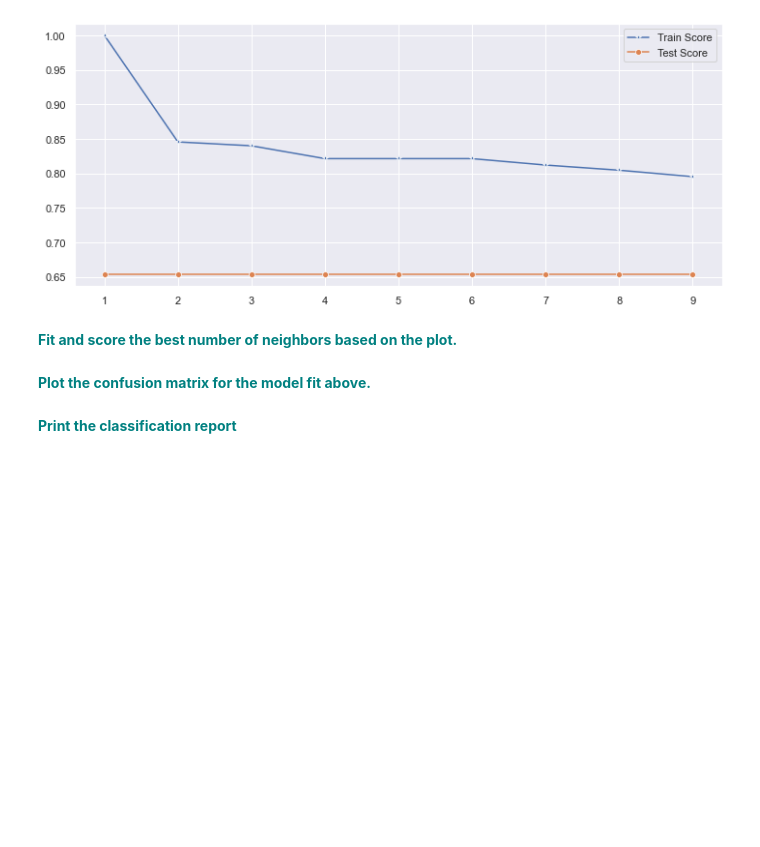
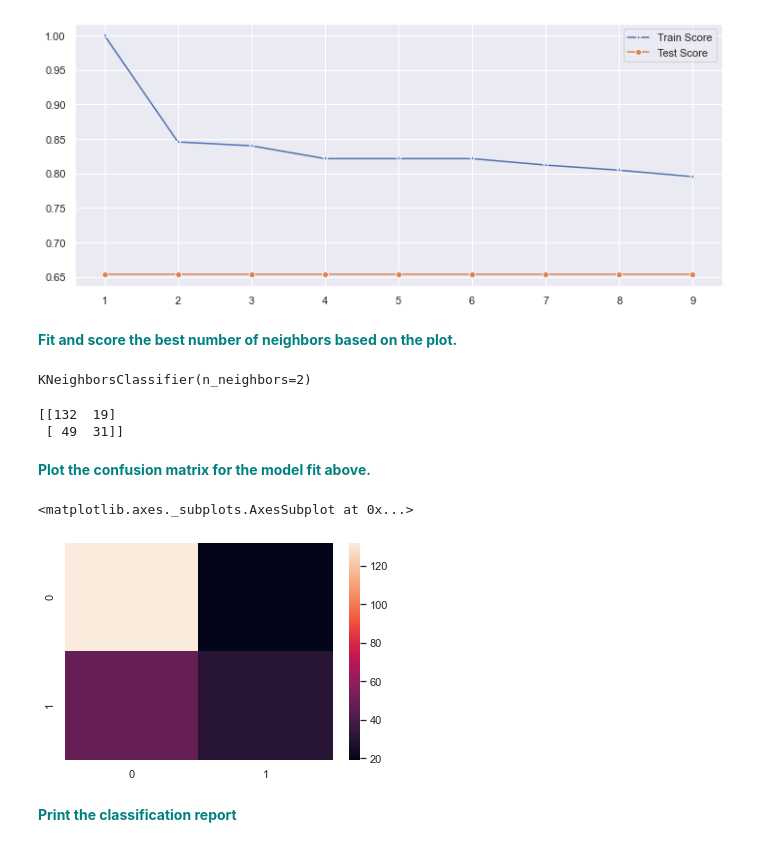
Before and after one commit to yepterence/Springboard-case-studies, a Jupyter notebook: Hyperparamtuning_GridSearchKNN_Case_Study/GridSearchKNN_Case_Study.ipynb, the cells around one changed output. Cells and saved outputs as stored; diff of their text form; code cells hidden in the pictures; blank space fills up the shorter version.

Commit message:
Plotted training and test scores for knn over a range of neighbors, found optimal neighbors from graph and refit the model. Results and their plots were also included

```diff
--- a/Hyperparamtuning_GridSearchKNN_Case_Study/GridSearchKNN_Case_Study.ipynb
+++ b/Hyperparamtuning_GridSearchKNN_Case_Study/GridSearchKNN_Case_Study.ipynb
@@ -180,11 +180,25 @@ p = sns.lineplot(range(1,10),test_scores,marker='o',label='Test Score')
 [figure]
 # %% [markdown]
 **<font color='teal'> Fit and score the best number of neighbors based on the plot. </font>**
+# %%
+knn = KNeighborsClassifier(2)
+knn.fit(X_train,y_train)
+# %% [output]
+KNeighborsClassifier(n_neighbors=2)
 # %%
 from sklearn.metrics import confusion_matrix
 y_pred = knn.predict(X_test)
 pl = confusion_matrix(y_test,y_pred)
+print(pl)
+# %% [output]
+[[132  19]
+ [ 49  31]]
 # %% [markdown]
 **<font color='teal'> Plot the confusion matrix for the model fit above. </font>**
+# %%
+sns.heatmap(pl)
+# %% [output]
+<matplotlib.axes._subplots.AxesSubplot at 0x...>
+[figure, added]
 # %% [markdown]
 **<font color='teal'> Print the classification report </font>**
```
Also changed, not shown: parts of 3 cells of this notebook.
